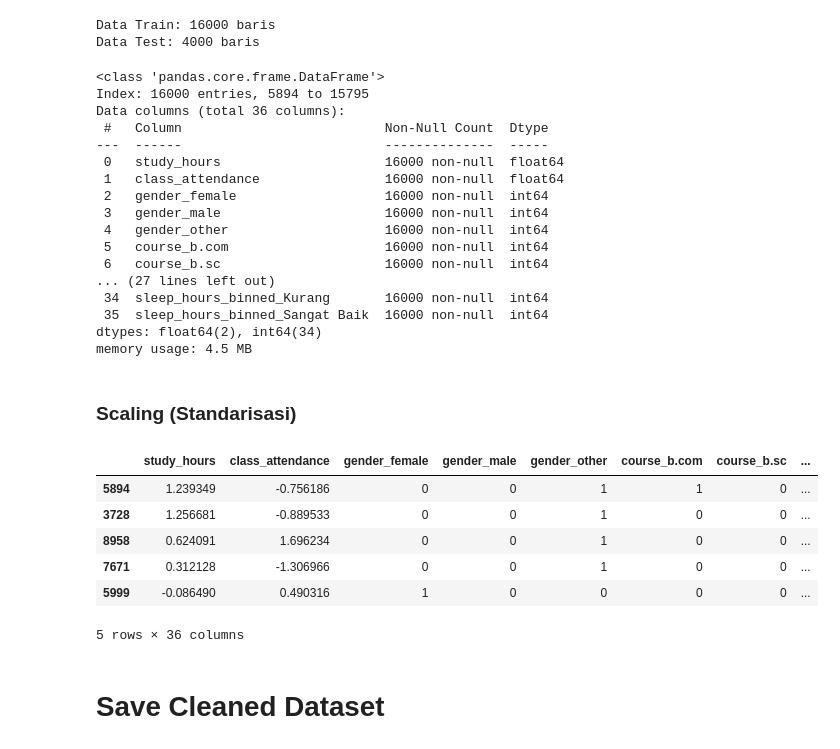
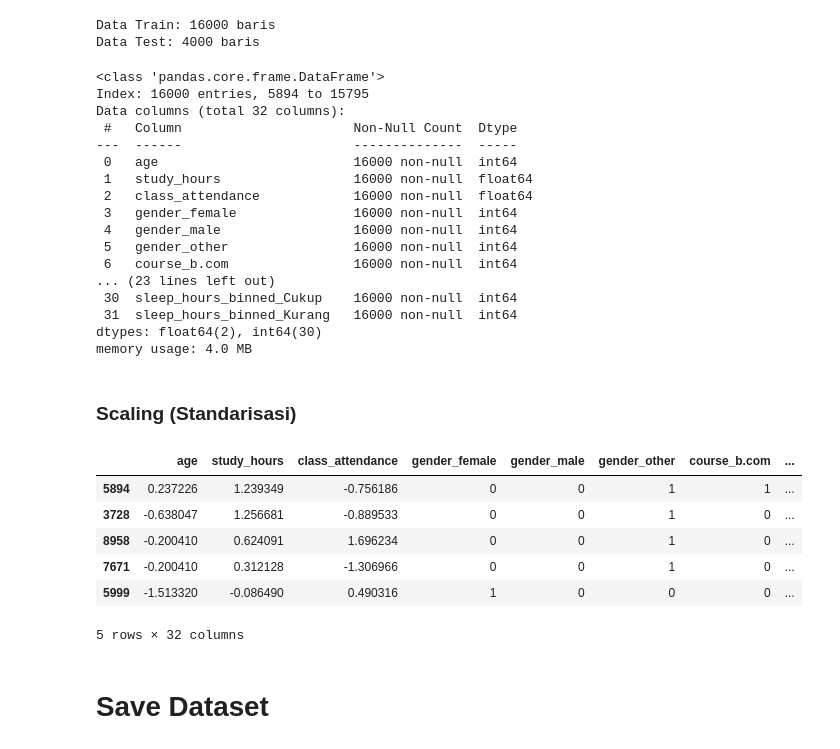
Before and after one commit to azureus0/Eksperimen_SML_Adi-Dwi-Pambudi, a Jupyter notebook: preprocessing/Eksperimen_Adi-Dwi-Pambudi.ipynb, the cells around one changed output. Cells and saved outputs as stored; diff of their text form; code cells hidden in the pictures.

```diff
--- a/preprocessing/Eksperimen_Adi-Dwi-Pambudi.ipynb
+++ b/preprocessing/Eksperimen_Adi-Dwi-Pambudi.ipynb
@@ -265,12 +251,9 @@ for feature in features_to_check:
 # %% [markdown]
 ### Binning
 # %%
-cols_to_bin = ['age', 'sleep_hours']
+df['sleep_hours_binned'] = pd.cut(df['sleep_hours'], bins=3, labels=['Kurang', 'Cukup', 'Baik'])
 
-df['age_binned'] = pd.cut(df['age'], bins=4, labels=['Sangat Muda', 'Muda', 'Dewasa', 'Sangat Dewasa'])
-df['sleep_hours_binned'] = pd.cut(df['sleep_hours'], bins=4, labels=['Kurang', 'Cukup', 'Baik', 'Sangat Baik'])
+df = df.drop(columns='sleep_hours')
 
-df = df.drop(columns=cols_to_bin)
-
-df[['age_binned', 'sleep_hours_binned']].head()
+df[['sleep_hours_binned']].head()
 # %% [output]
@@ -317,42 +300,42 @@ X_train.info()
 # %% [output]
 <class 'pandas.core.frame.DataFrame'>
 Index: 16000 entries, 5894 to 15795
-Data columns (total 36 columns):
- #   Column                          Non-Null Count  Dtype
----  ------                          --------------  -----
- 0   study_hours                     16000 non-null  float64
- 1   class_attendance                16000 non-null  float64
- 2   gender_female                   16000 non-null  int64
- 3   gender_male                     16000 non-null  int64
- 4   gender_other                    16000 non-null  int64
- 5   course_b.com                    16000 non-null  int64
- 6   course_b.sc                     16000 non-null  int64
-... (27 lines left out)
- 34  sleep_hours_binned_Kurang       16000 non-null  int64
- 35  sleep_hours_binned_Sangat Baik  16000 non-null  int64
-dtypes: float64(2), int64(34)
-memory usage: 4.5 MB
+Data columns (total 32 columns):
+ #   Column                      Non-Null Count  Dtype
+---  ------                      --------------  -----
+ 0   age                         16000 non-null  int64
+ 1   study_hours                 16000 non-null  float64
+ 2   class_attendance            16000 non-null  float64
+ 3   gender_female               16000 non-null  int64
+ 4   gender_male                 16000 non-null  int64
+ 5   gender_other                16000 non-null  int64
+ 6   course_b.com                16000 non-null  int64
+... (23 lines left out)
+ 30  sleep_hours_binned_Cukup    16000 non-null  int64
+ 31  sleep_hours_binned_Kurang   16000 non-null  int64
+dtypes: float64(2), int64(30)
+memory usage: 4.0 MB
 # %% [markdown]
 ### Scaling (Standarisasi)
 # %%
 # numerical_cols = X_train.select_dtypes(include=['number']).columns
-numerical_cols = ['study_hours', 'class_attendance']
+numerical_cols = ['age', 'study_hours', 'class_attendance']
 
 scaler = StandardScaler()
 
 X_train[numerical_cols] = scaler.fit_transform(X_train[numerical_cols])
 X_test[numerical_cols] = scaler.transform(X_test[numerical_cols])
 
 X_train.head()
 # %% [output]
-|  | study_hours | class_attendance | gender_female | gender_male | gender_other | course_b.com | course_b.sc | ... |
-| 5894 | 1.239349 | -0.756186 | 0 | 0 | 1 | 1 | 0 | ... |
-| 3728 | 1.256681 | -0.889533 | 0 | 0 | 1 | 0 | 0 | ... |
-| 8958 | 0.624091 | 1.696234 | 0 | 0 | 1 | 0 | 0 | ... |
-| 7671 | 0.312128 | -1.306966 | 0 | 0 | 1 | 0 | 0 | ... |
-| 5999 | -0.086490 | 0.490316 | 1 | 0 | 0 | 0 | 0 | ... |
+|  | age | study_hours | class_attendance | gender_female | gender_male | gender_other | course_b.com | ... |
+| 5894 | 0.237226 | 1.239349 | -0.756186 | 0 | 0 | 1 | 1 | ... |
+| 3728 | -0.638047 | 1.256681 | -0.889533 | 0 | 0 | 1 | 0 | ... |
+| 8958 | -0.200410 | 0.624091 | 1.696234 | 0 | 0 | 1 | 0 | ... |
+| 7671 | -0.200410 | 0.312128 | -1.306966 | 0 | 0 | 1 | 0 | ... |
+| 5999 | -1.513320 | -0.086490 | 0.490316 | 1 | 0 | 0 | 0 | ... |
-5 rows × 36 columns
+5 rows × 32 columns
 # %% [markdown]
-# **Save Cleaned Dataset**
+# **Save Dataset**
 # %%
 df_final.to_csv('Exam_Score_Prediction_preprocessing.csv', index=False)
```
Also changed, not shown: parts of 10 cells of this notebook, 3 other files.
